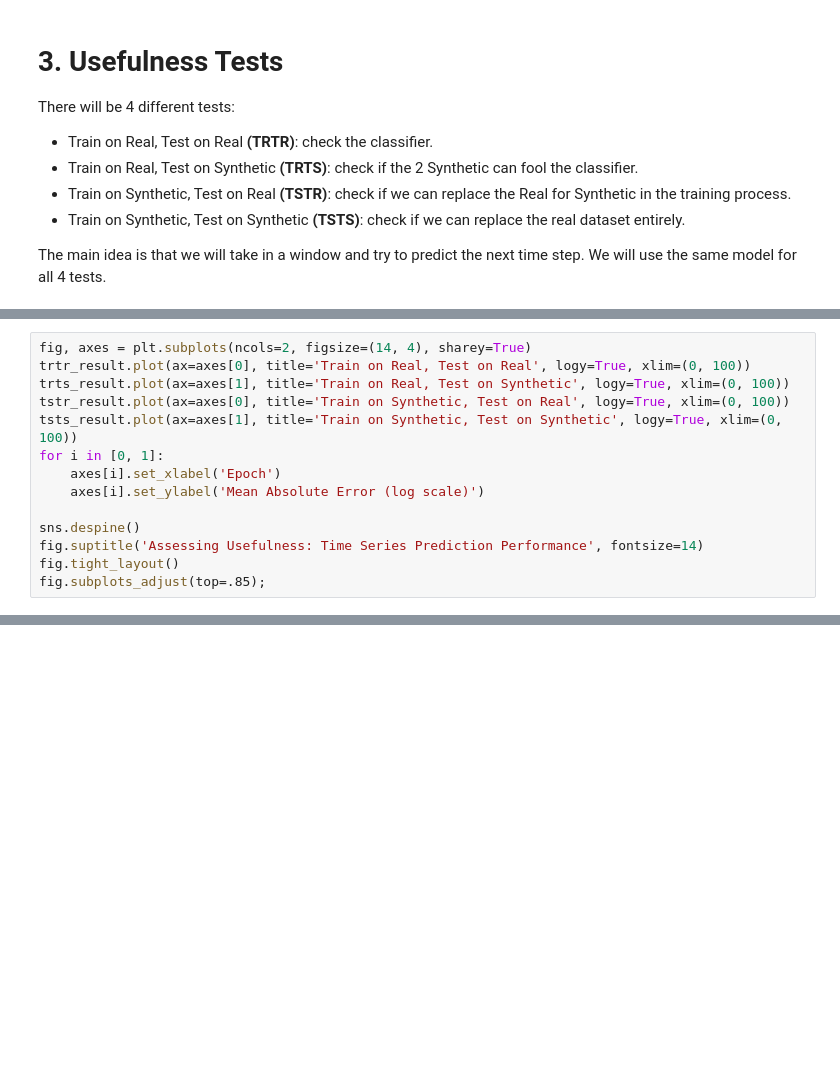
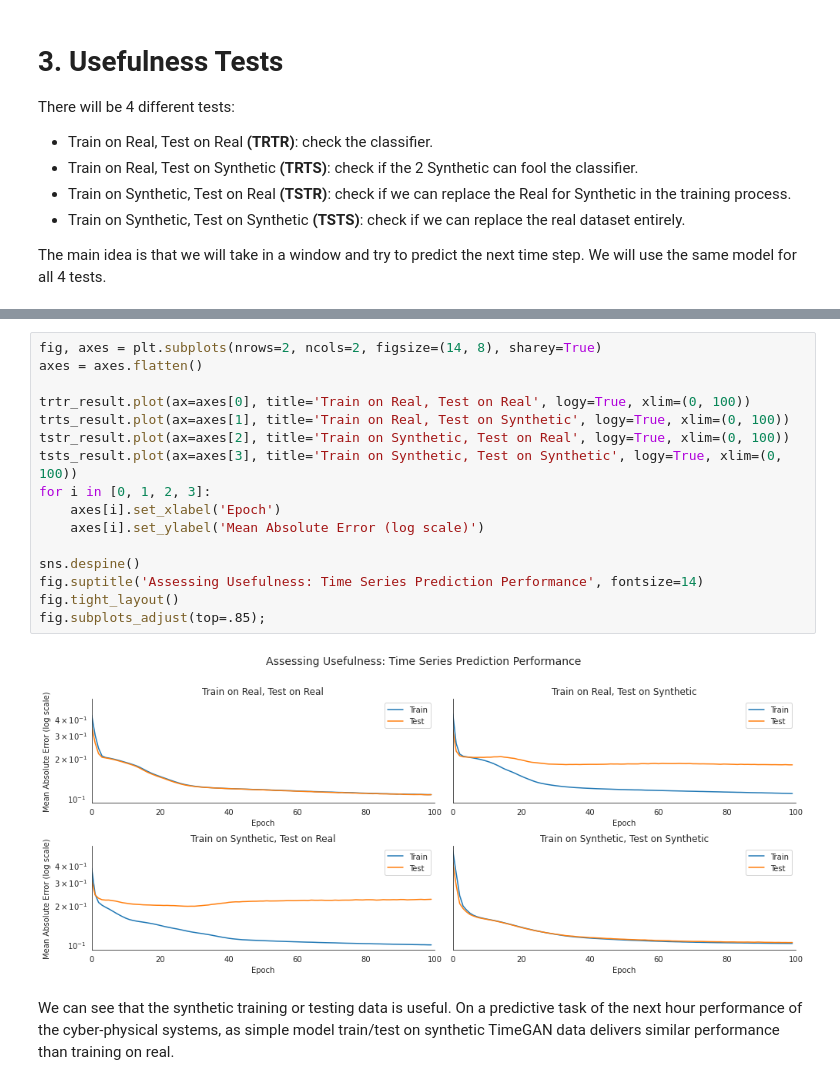
Before and after one commit to mnguyen0226/tsgans_cps, a Jupyter notebook: src/tf_version/notebooks/evaluate/evaluate_synthetic_batadal.ipynb, the cells around one changed output, grey strips where cells are left out. Cells and saved outputs as stored; diff of their text form; blank space fills up the shorter version.

```diff
--- a/src/tf_version/notebooks/evaluate/evaluate_synthetic_batadal.ipynb
+++ b/src/tf_version/notebooks/evaluate/evaluate_synthetic_batadal.ipynb
@@ -463,14 +343,0 @@ tsts_result = pd.DataFrame(tsts_result.history).rename(columns={'loss': 'Train',
-# %%
-fig, axes = plt.subplots(ncols=2, figsize=(14, 4), sharey=True)
-trtr_result.plot(ax=axes[0], title='Train on Real, Test on Real', logy=True, xlim=(0, 100))
-trts_result.plot(ax=axes[1], title='Train on Real, Test on Synthetic', logy=True, xlim=(0, 100))
-tstr_result.plot(ax=axes[0], title='Train on Synthetic, Test on Real', logy=True, xlim=(0, 100))
-tsts_result.plot(ax=axes[1], title='Train on Synthetic, Test on Synthetic', logy=True, xlim=(0, 100))
-for i in [0, 1]:
-    axes[i].set_xlabel('Epoch')
-    axes[i].set_ylabel('Mean Absolute Error (log scale)')
-
-sns.despine()
-fig.suptitle('Assessing Usefulness: Time Series Prediction Performance', fontsize=14)
-fig.tight_layout()
-fig.subplots_adjust(top=.85);
@@ -478,0 +463,20 @@ We can see that the synthetic training or testing data is useful. On a predictiv
+# %%
+fig, axes = plt.subplots(nrows=2, ncols=2, figsize=(14, 8), sharey=True)
+axes = axes.flatten()
+
+trtr_result.plot(ax=axes[0], title='Train on Real, Test on Real', logy=True, xlim=(0, 100))
+trts_result.plot(ax=axes[1], title='Train on Real, Test on Synthetic', logy=True, xlim=(0, 100))
+tstr_result.plot(ax=axes[2], title='Train on Synthetic, Test on Real', logy=True, xlim=(0, 100))
+tsts_result.plot(ax=axes[3], title='Train on Synthetic, Test on Synthetic', logy=True, xlim=(0, 100))
+for i in [0, 1, 2, 3]:
+    axes[i].set_xlabel('Epoch')
+    axes[i].set_ylabel('Mean Absolute Error (log scale)')
+
+sns.despine()
+fig.suptitle('Assessing Usefulness: Time Series Prediction Performance', fontsize=14)
+fig.tight_layout()
+fig.subplots_adjust(top=.85);
+# %% [output]
+[figure, added]
+# %% [markdown]
+We can see that the synthetic training or testing data is useful. On a predictive task of the next hour performance of the cyber-physical systems, as simple model train/test on synthetic TimeGAN data delivers similar performance than training on real.
```
Also changed, not shown: parts of 49 cells of this notebook, 1 other file.
